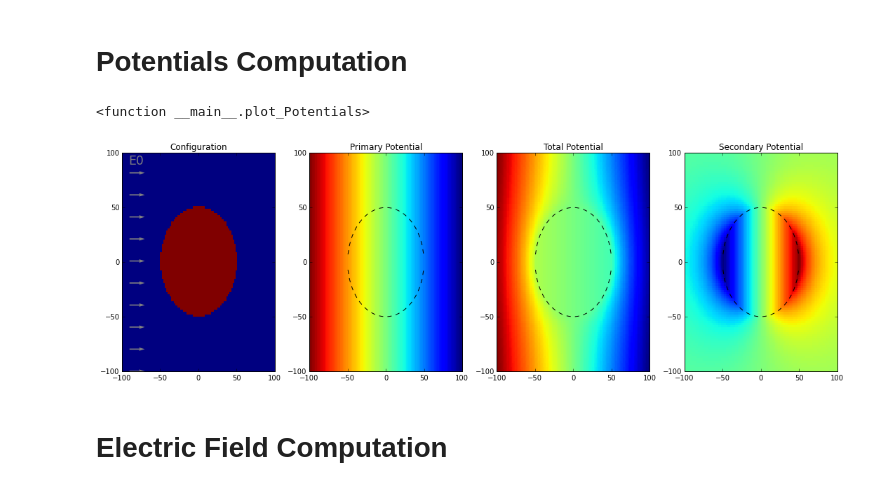
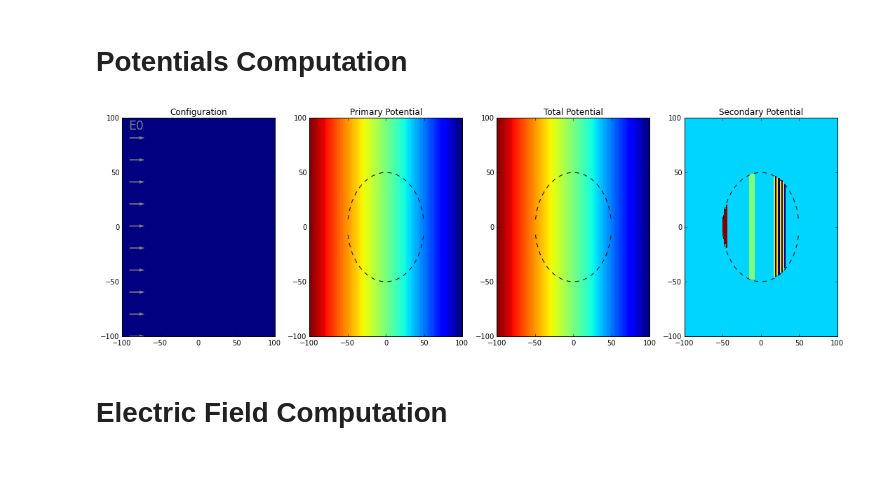
Before and after one commit to geoscixyz/em, a Jupyter notebook: examples/sphere/ElectrostaticSphere.ipynb, the cells around one changed output. Cells and saved outputs as stored; diff of their text form; code cells hidden in the pictures.

```diff
--- a/examples/sphere/ElectrostaticSphere.ipynb
+++ b/examples/sphere/ElectrostaticSphere.ipynb
@@ -97,12 +97,18 @@ def get_Potential(XYZ,sig0,sig1,R,E0):
 
     assert (ind0 + ind1).all(), 'Some indicies not included'
 
-    V = np.zeros_like(x)
+    Vt = np.zeros_like(x)
+    Vp = np.zeros_like(x)
+    Vs = np.zeros_like(x)
 
-    V[ind0] = -E0*x[ind0]*(1.-sig_cur*R**3./r_cur[ind0]**3.) # outside the sphere
-    V[ind1] = -E0*x[ind1]*3.*sig0/(sig1+2.*sig0)
+    Vt[ind0] = -E0*x[ind0]*(1.-sig_cur*R**3./r_cur[ind0]**3.) # outside the sphere
+    Vt[ind1] = -E0*x[ind1]*3.*sig0/(sig1+2.*sig0)
 
-    return V
+    Vp = - E0*x
+
+    Vs = Vt - Vp
+
+    return Vt,Vp,Vs
 # %%
 def get_Primary_Potential(XYZ,sig0,sig1,R,E0):
     x = XYZ[:,0]
@@ -113,39 +119,38 @@ def get_Primary_Potential(XYZ,sig0,sig1,R,E0):
 R_slider = FloatSlider(min=0., max =50., step=10.,value=50.)
 S_slider = FloatSlider(min=1., max =100., step=1.,value=100.)
 
 def plot_Potentials(R,sig1):
     Sigma = get_Conductivity(XYZ,sig0,sig1,R)
-    V = get_Potential(XYZ,sig0,sig1,R,E0)
-    Vp = get_Primary_Potential(XYZ,sig0,sig1,R,E0)
+    Vt,Vp,Vs = get_Potential(XYZ,sig0,sig1,R,E0)
+    #Vp = get_Primary_Potential(XYZ,sig0,sig1,R,E0)
 
     xcirc = xr[np.abs(xr) <= R]
 
     fig,ax = plt.subplots(1,4,figsize=(15,5))
 
     ax[0].pcolor(xr,yr,Sigma.reshape(xr.size, yr.size))
     ax[0].quiver(np.zeros_like(xrr)-90,yrr,E0,0,angles='xy',scale_units='xy',scale=0.05,color='gray')
     #ax[0].plot(xcirc,np.sqrt(R**2-xcirc**2),'--k',xcirc,-np.sqrt(R**2-xcirc**2),'--k')
     ax[0].set_title('Configuration')
     ax[0].annotate('E0',(-90,90),xytext=(-90,90),fontsize='xx-large',color='gray')
 
     ax[1].pcolor(xr,yr,Vp.reshape(xr.size,yr.size))
     ax[1].plot(xcirc,np.sqrt(R**2-xcirc**2),'--k',xcirc,-np.sqrt(R**2-xcirc**2),'--k')
     ax[1].set_title('Primary Potential')
 
-    ax[2].pcolor(xr,yr,V.reshape(xr.size,yr.size))
+    ax[2].pcolor(xr,yr,Vt.reshape(xr.size,yr.size))
     ax[2].plot(xcirc,np.sqrt(R**2-xcirc**2),'--k',xcirc,-np.sqrt(R**2-xcirc**2),'--k')
     ax[2].set_title('Total Potential')
 
-    ax[3].pcolor(xr,yr,(V-Vp).reshape(xr.size,yr.size))
+    ax[3].pcolor(xr,yr,Vs.reshape(xr.size,yr.size))
     ax[3].plot(xcirc,np.sqrt(R**2-xcirc**2),'--k',xcirc,-np.sqrt(R**2-xcirc**2),'--k')
     ax[3].set_title('Secondary Potential')
 
     plt.tight_layout()
 
 interact(plot_Potentials, R=R_slider, sig1=S_slider)
 # %% [output]
-<function __main__.plot_Potentials>
-[figure, old version]
+[figure, new version]
 # %% [markdown]
 # Electric Field Computation
 # %%
```
Also changed, not shown: parts of 2 cells of this notebook.
